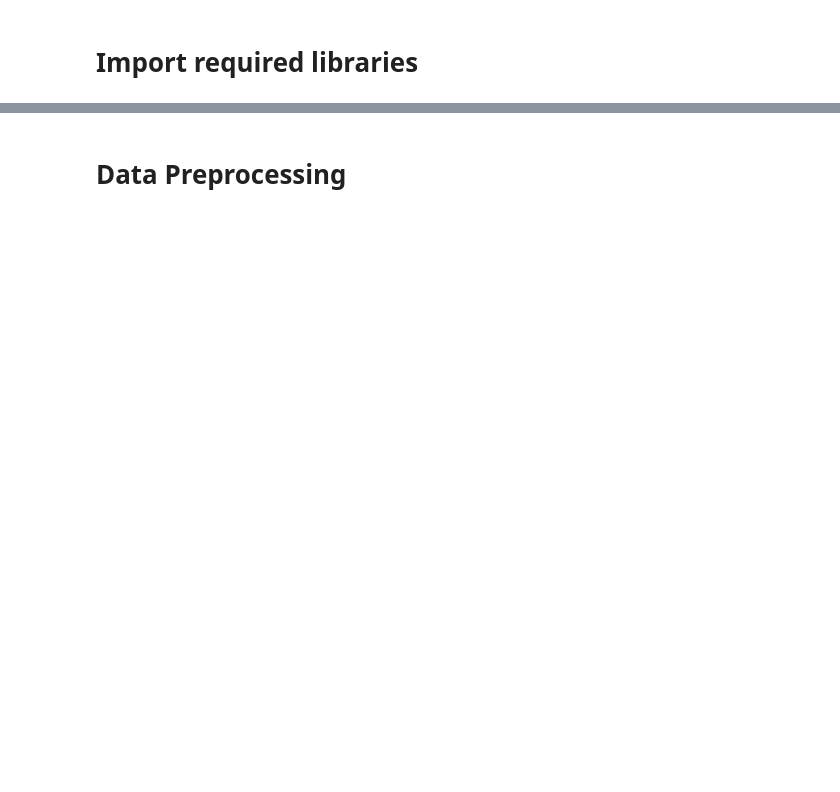
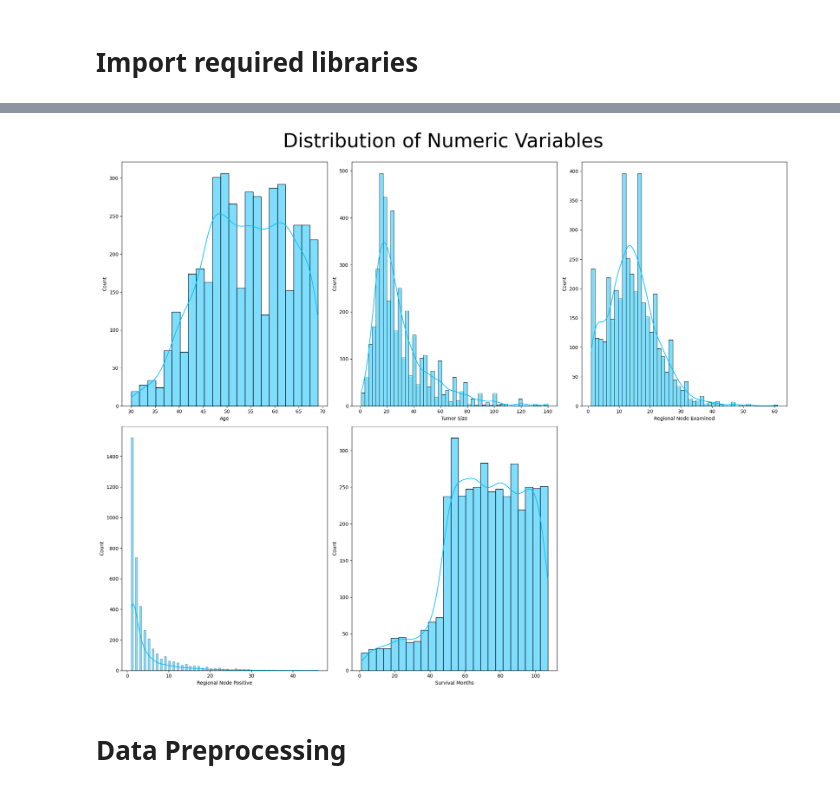
Before and after one commit to DRobbie39/MachineLearning_FinalExam, a Jupyter notebook: Naive Bayes.ipynb, the cells around one changed output, grey strips where cells are left out. Drawn from its saved outputs; the diff is of its cells as text; code cells hidden in the pictures; blank space fills up the shorter version.

```diff
--- a/Naive Bayes.ipynb
+++ b/Naive Bayes.ipynb
@@ -9,3 +182,21 @@ from sklearn.metrics import accuracy_score, classification_report, confusion_mat
+# %%
+# Distribution of numeric variables
+plt.figure(figsize=(20, 16))
+plotnumber = 1
+
+for column in num_cols:
+    if plotnumber <= len(num_cols):
+        ax = plt.subplot(2, 3, plotnumber)
+        sns.histplot(data[column], kde=True, color='deepskyblue')
+        plt.xlabel(column)
+
+    plotnumber += 1
+
+plt.suptitle('Distribution of Numeric Variables', fontsize=40, y=1)
+plt.tight_layout()
+plt.show()
+# %% [output]
+[figure, added]
 # %% [markdown]
 # Data Preprocessing
 # %%
```
Also changed, not shown: parts of 17 cells of this notebook.
